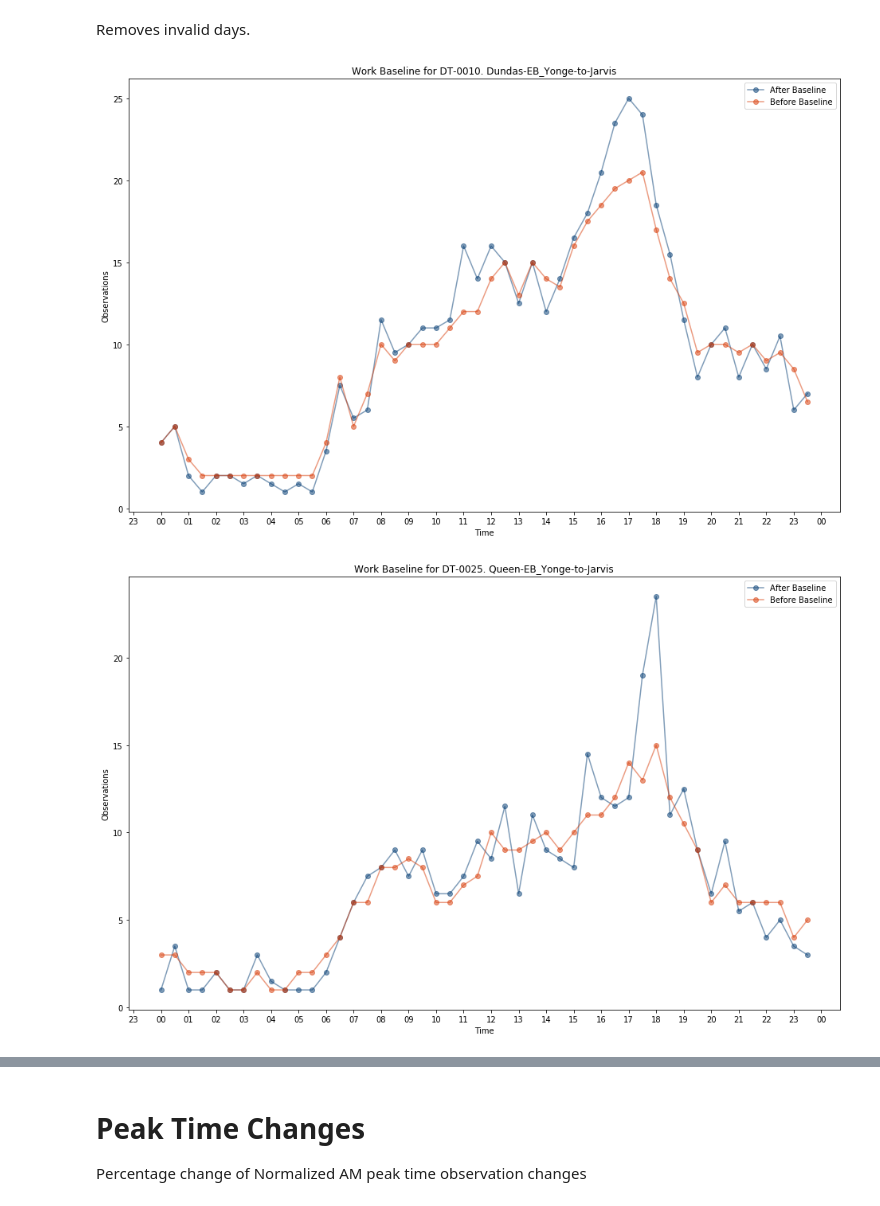
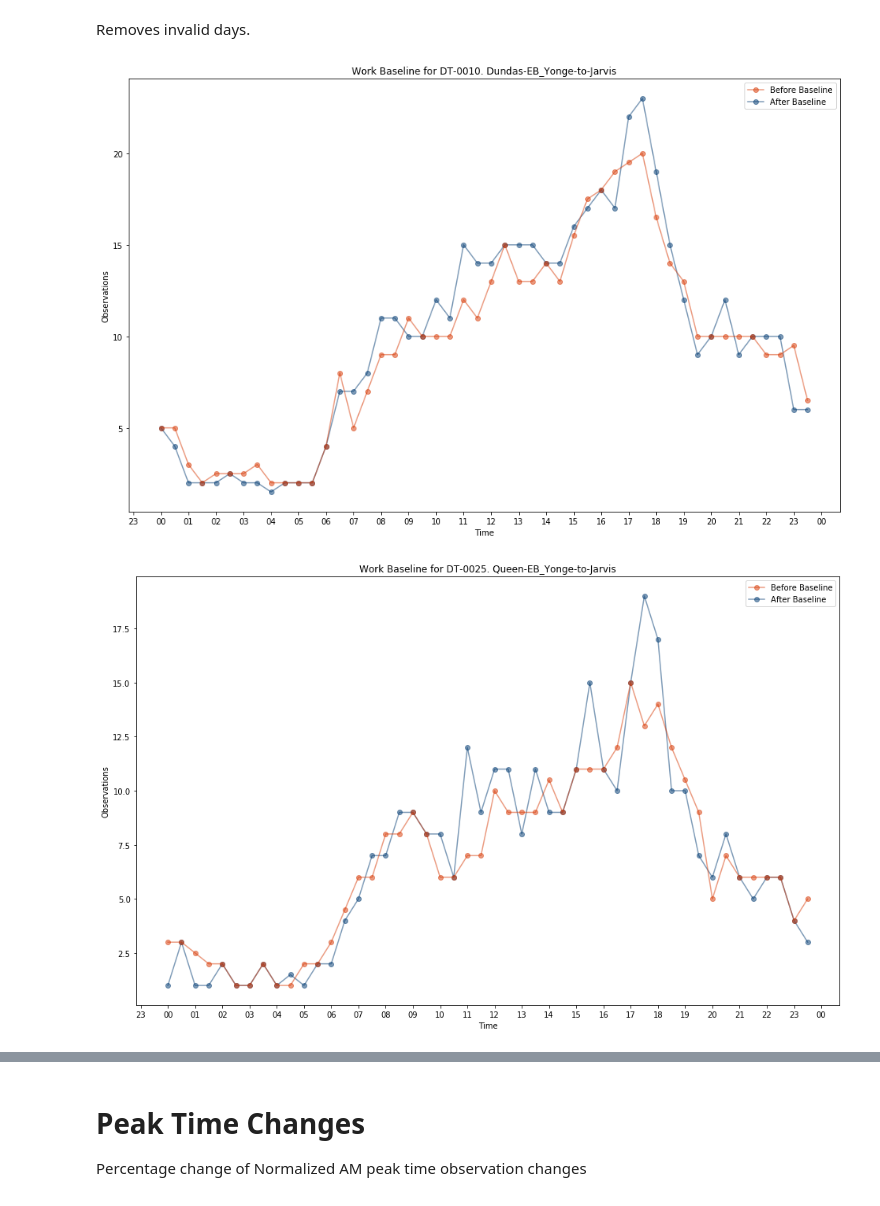
Before and after one commit to CityofToronto/bdit_king_pilot_dashboard, a Jupyter notebook: obs_before_after_ksp.ipynb, the cells around one changed output, grey strips where cells are left out. Cells and saved outputs as stored; diff of their text form; code cells hidden in the pictures.

```diff
--- a/obs_before_after_ksp.ipynb
+++ b/obs_before_after_ksp.ipynb
@@ -40,7 +40,7 @@ def get_after_data(street):
         SELECT *
             FROM ryu4.aggr_30min blu
             WHERE blu.datetime_bin::date NOT IN ('2017-10-22', '2017-11-19')
-            AND datetime_bin::date > '2017-11-12')
+            AND datetime_bin::date > '2017-11-11')
     SELECT '2017-11-12'::date + datetime_bin::time as time,
         percentile_cont(0.5) WITHIN GROUP(ORDER BY bt.obs) as observations,
         CASE WHEN EXTRACT(ISODOW FROM bt.datetime_bin) < 6 THEN 'Work' ELSE 'Weekend' END as workingday,
@@ -63,7 +63,8 @@ def get_before_data(street):
         SELECT *
             FROM ryu4.aggr_30min blu
             WHERE blu.datetime_bin::date NOT IN ('2017-10-22', '2017-11-19')
-            AND datetime_bin::date NOT BETWEEN '2017-10-15' AND '2017-10-29')
+            AND datetime_bin::date NOT BETWEEN '2017-10-15' AND '2017-10-29'
+            AND datetime_bin::date < '2017-11-12')
     SELECT '2017-11-12'::date + datetime_bin::time as time,
         percentile_cont(0.5) WITHIN GROUP(ORDER BY bt.obs) as observations,
         CASE WHEN EXTRACT(ISODOW FROM bt.datetime_bin) < 6 THEN 'Work' ELSE 'Weekend' END as workingday,
@@ -79,39 +80,35 @@ def get_before_data(street):
     ''').format(street = pg.Literal(street))
     before_base = pandasql.read_sql(sql_mod, con)
     return before_base
+# %%
+colors = ['#003A72', '#d83904']
 # %%
 sample_set = ['DT-0010. Dundas-EB_Yonge-to-Jarvis', 'DT-0025. Queen-EB_Yonge-to-Jarvis',
               'DT-0046. Adelaide-EB_Yonge-to-Jarvis', 'DT-0055. King-EB_Yonge-to-Jarvis',
               'DT-0073. Front-EB_Yonge-to-Jarvis']
 for street in sample_set:
     before = get_before_data(street)
     after = get_after_data(street)
-
-    pct_change = [y[1] / x[1] for (x, y) in zip(before.values, after.values)]
-    time = [x[0] for (x, y) in zip(before.values, after.values)]
     fig, ax = plt.subplots(1, 1, figsize = (16,10))
 
     after_baseline = ax.plot(after.time,
                 after.observations.values,
                 '-o',
                 c = colors[0],
                 alpha = 0.5)
     before_baseline = ax.plot(before.time,
                 before.observations,
                 '-o',
                 c = colors[1],
                 alpha = 0.5)
-
-    #before.get_xaxis().set_visible(False)
-    #before.get_yaxis().set_visible(False)
     plt.title(str('Work') + ' Baseline for ' + street)
     ax.xaxis.set_label_text('Time')
     ax.yaxis.set_label_text('Observations')
-    ax.legend((after_baseline[0], before_baseline[0]), ('After Baseline', 'Before Baseline'))
+    ax.legend((before_baseline[0], after_baseline[0]), ('Before Baseline', 'After Baseline'))
     ax.xaxis.set_major_locator(mdates.HourLocator())
     ax.xaxis.set_major_formatter(mdates.DateFormatter('%H'))
 
     plt.show()
 # %% [output]
-[figure, old version]
+[figure, new version]
-[figure, old version]
+[figure, new version]
```
Also changed, not shown: parts of 12 cells of this notebook.
